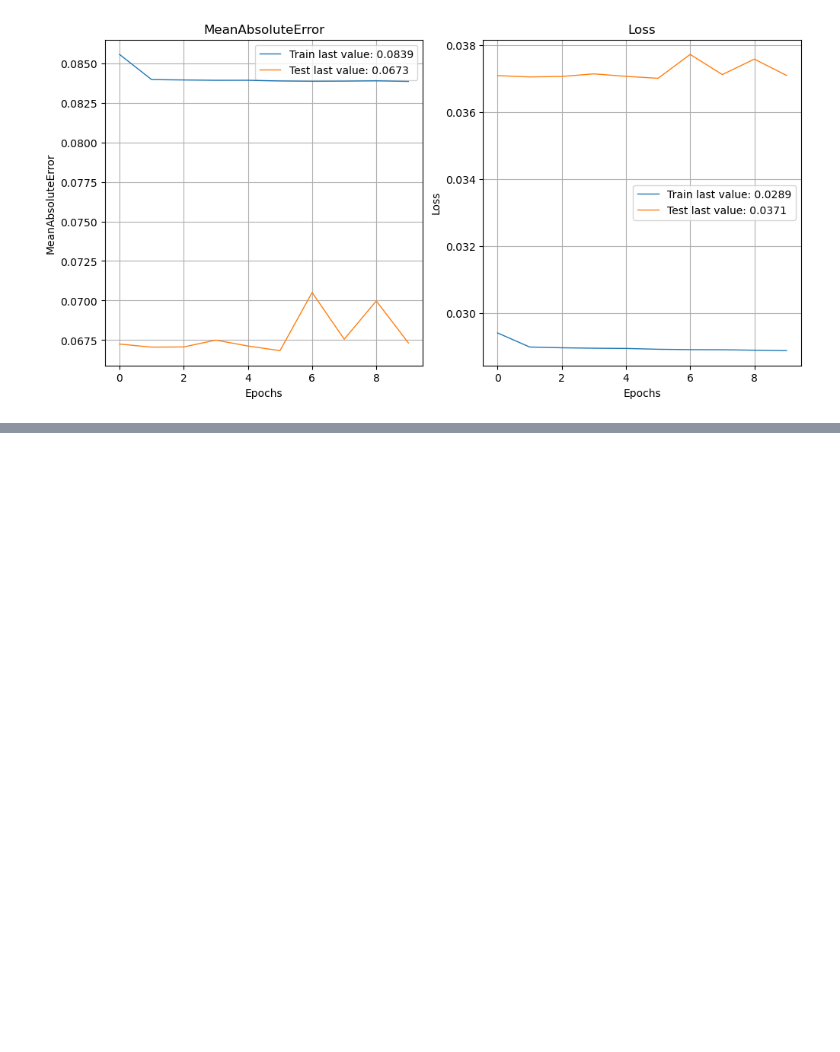
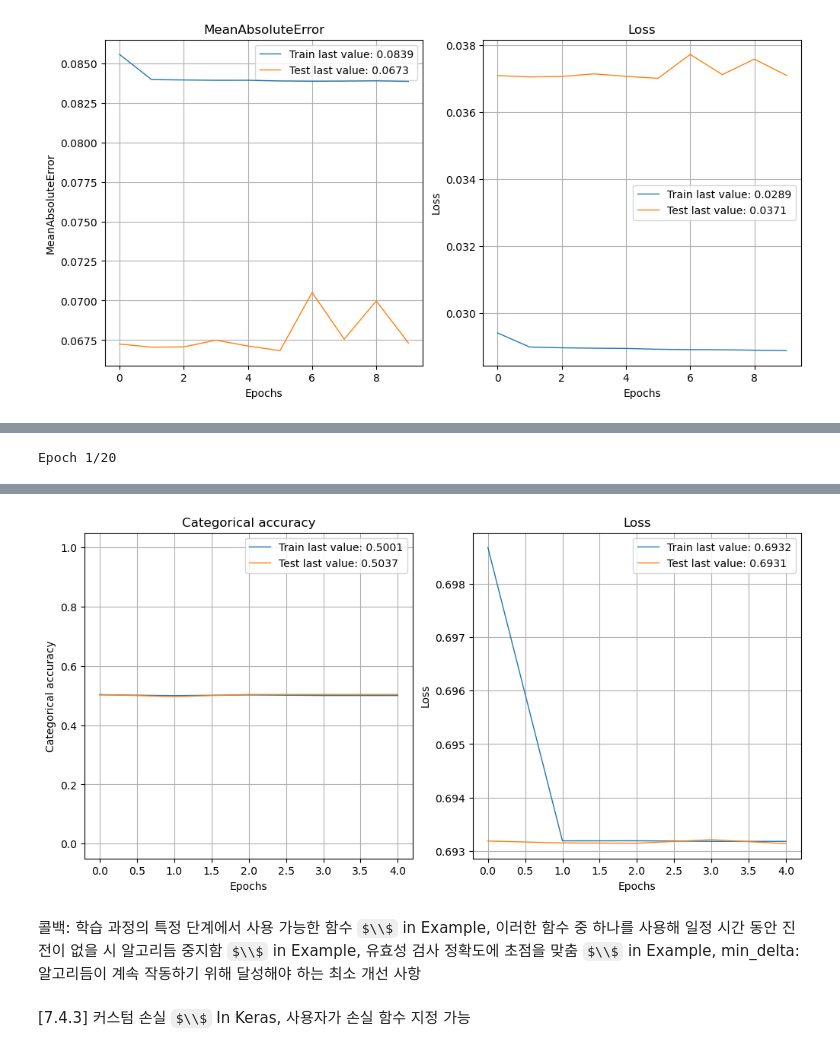
Before and after one commit to serah6057-beep/ML-for-Quantative-Investment, a Jupyter notebook: Ch7.ipynb, the cells around one changed output, grey strips where cells are left out. Drawn from its saved outputs; the diff is of its cells as text; code cells hidden in the pictures; some formulas as TeX source; blank space fills up the shorter version.

```diff
--- a/Ch7.ipynb
+++ b/Ch7.ipynb
@@ -210,0 +240,30 @@ Hit Ratio:0.538044097538742
+# %%
+# Step 2. 분류
+# 원=핫 인코딩
+from tensorflow.keras.utils import to_categorical
+NN_train_labels_C=to_categorical(training_sample['R1M_Usd_C'].values)
+NN_test_labels_C=to_categorical(testing_sample['R1M_Usd_C'].values)
+# %%
+from tensorflow.keras import initializers
+from tensorflow.keras.constraints import non_neg
+initializer=initializers.RandomNormal()
+model_C=keras.Sequential()
+# Keras에서는 가중치를 Kernel이라고 부름
+model_C.add(layers.Dense(16, activation='tanh',input_shape=(len(features),),
+                         kernel_initializer=initializer, kernel_constraint=non_neg())) # 가중치 초기화 + 가중치 nonnegative
+model_C.add(layers.Dropout(.25))
+model_C.add(layers.Dense(8, activation='relu',
+                         bias_initializer=initializers.Constant(0.2), # 편향 초기화
+                         kernel_regularizer='l2')) # 가중치 패널티 적용 (L^2 노름의 0.01배만큼 페널티 받음)
+model_C.add(layers.Dense(2, activation='softmax'))
+# L1 규제: LASSO, L2 규제: Ridge
+# %%
+model_C.compile(
+    optimizer=keras.optimizers.Adam( # 가중치 업데이트 with 모멘텀
+        learning_rate=0.01,
+        beta_1=0.9,
+        beta_2=0.95),
+        loss=keras.losses.BinaryCrossentropy(from_logits=True), # categorical_crossentropy: 클래스 개수와 상관없이 작동함
+        metrics=['categorical_accuracy']
+    )
+model_C.summary()
@@ -210,0 +286,15 @@ Hit Ratio:0.538044097538742
+# %%
+callback=tf.keras.callbacks.EarlyStopping(monitor='val_loss',
+                                          min_delta=0.001,
+                                          patience=4, # 개선 없을 시 사용할 에포크 수
+                                          verbose=0)
+fit_NN_C=model_C.fit(
+    NN_train_features, NN_train_labels_C,
+    batch_size=512, epochs=20,
+    validation_data=(NN_test_featurs,NN_test_labels_C),
+    verbose=True,
+    callbacks=[callback]
+)
+show_history(fit_NN_C)
+# %% [output]
+Epoch 1/20
@@ -210,0 +310,9 @@ Hit Ratio:0.538044097538742
+[figure, added]
+# %% [markdown]
+콜백: 학습 과정의 특정 단계에서 사용 가능한 함수
+$\\$ in Example, 이러한 함수 중 하나를 사용해 일정 시간 동안 진전이 없을 시 알고리듬 중지함
+$\\$ in Example, 유효성 검사 정확도에 초점을 맞춤
+$\\$ in Example, min_delta: 알고리듬이 계속 작동하기 위해 달성해야 하는 최소 개선 사항
+# %% [markdown]
+[7.4.3] 커스텀 손실
+$\\$ In Keras, 사용자가 손실 함수 지정 가능
```
Also changed, not shown: parts of 20 cells of this notebook.
